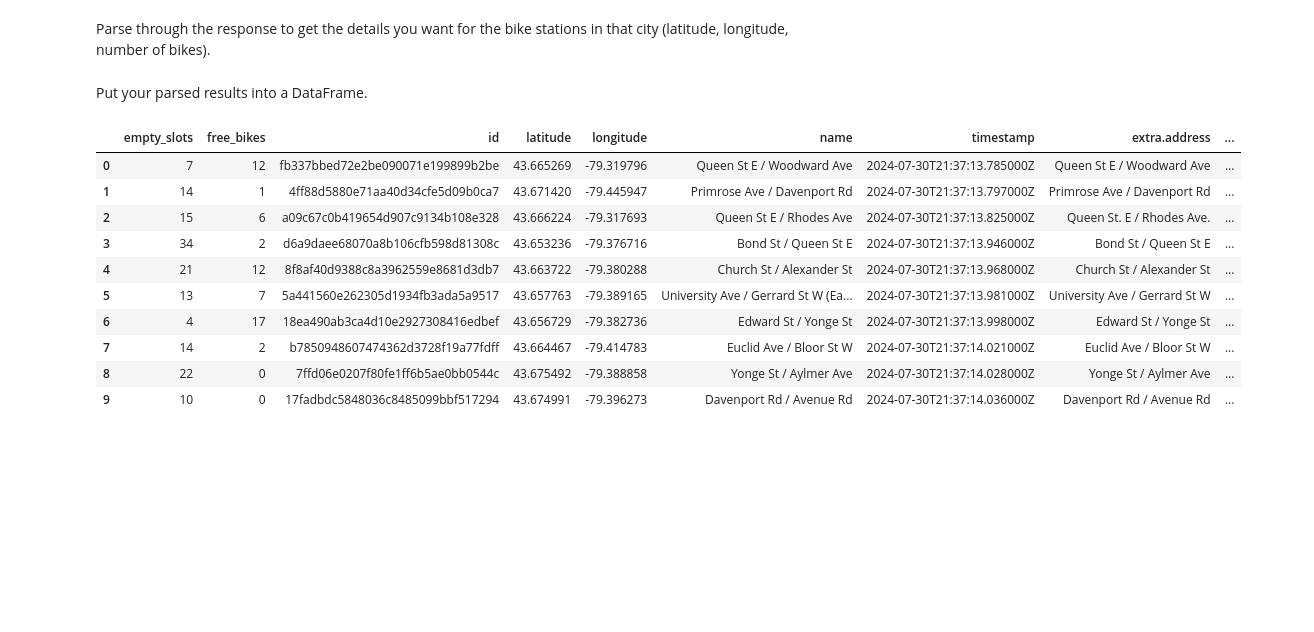
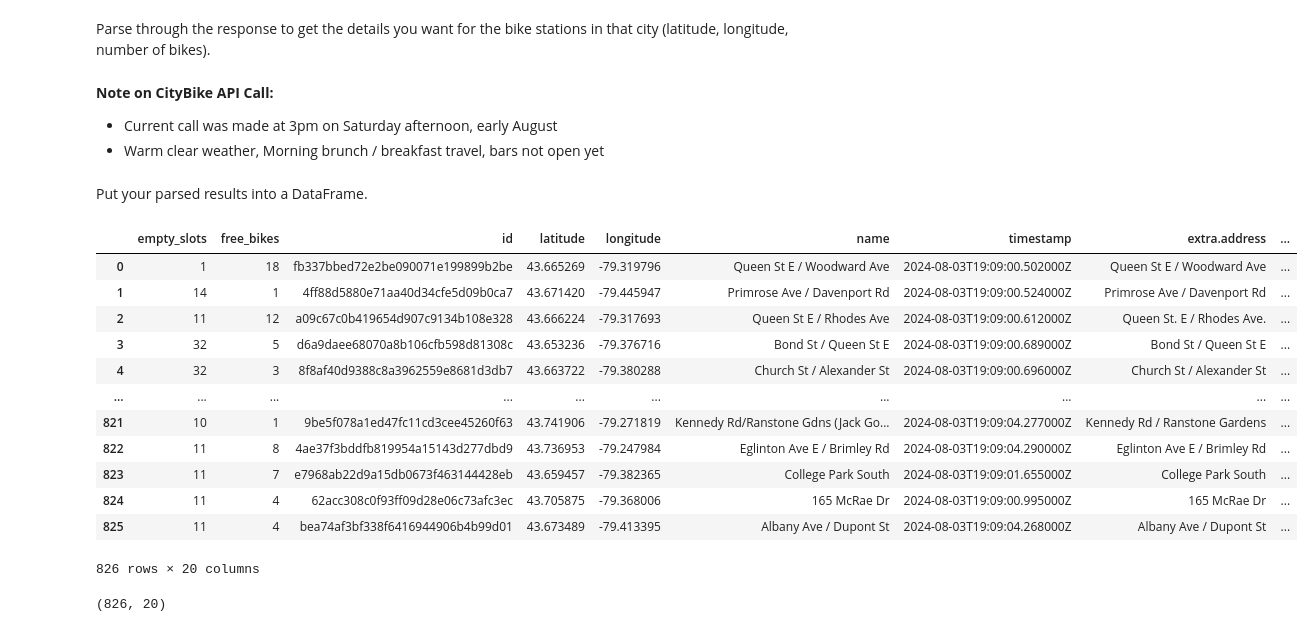
Before and after one commit to tjjdoherty/python-statistical-modelling, a Jupyter notebook: notebooks/city_bikes.ipynb, the cells around one changed output. Saved outputs shown, nothing was run; the diff lists cells and outputs as text; code cells hidden in the pictures; blank space fills up the shorter version.

```diff
--- a/notebooks/city_bikes.ipynb
+++ b/notebooks/city_bikes.ipynb
@@ -69,17 +65,27 @@ data_stations = response.json()
+# %% [markdown]
+**Note on CityBike API Call:**
+- Current call was made at 3pm on Saturday afternoon, early August
+- Warm clear weather, Morning brunch / breakfast travel, bars not open yet
 # %% [markdown]
 Put your parsed results into a DataFrame.
 # %%
 df_toronto_stations = pd.json_normalize(data_stations['network']['stations'])
-df_toronto_stations.head(10)
+df_toronto_stations
 # %% [output]
 |  | empty_slots | free_bikes | id | latitude | longitude | name | timestamp | extra.address | ... |
-| 0 | 7 | 12 | fb337bbed72e2be090071e199899b2be | 43.665269 | -79.319796 | Queen St E / Woodward Ave | 2024-07-30T21:37:13.785000Z | Queen St E / Woodward Ave | ... |
-| 1 | 14 | 1 | 4ff88d5880e71aa40d34cfe5d09b0ca7 | 43.671420 | -79.445947 | Primrose Ave / Davenport Rd | 2024-07-30T21:37:13.797000Z | Primrose Ave / Davenport Rd | ... |
-| 2 | 15 | 6 | a09c67c0b419654d907c9134b108e328 | 43.666224 | -79.317693 | Queen St E / Rhodes Ave | 2024-07-30T21:37:13.825000Z | Queen St. E / Rhodes Ave. | ... |
-| 3 | 34 | 2 | d6a9daee68070a8b106cfb598d81308c | 43.653236 | -79.376716 | Bond St / Queen St E | 2024-07-30T21:37:13.946000Z | Bond St / Queen St E | ... |
-| 4 | 21 | 12 | 8f8af40d9388c8a3962559e8681d3db7 | 43.663722 | -79.380288 | Church St / Alexander St | 2024-07-30T21:37:13.968000Z | Church St / Alexander St | ... |
-| 5 | 13 | 7 | 5a441560e262305d1934fb3ada5a9517 | 43.657763 | -79.389165 | University Ave / Gerrard St W (Ea... | 2024-07-30T21:37:13.981000Z | University Ave / Gerrard St W | ... |
-| 6 | 4 | 17 | 18ea490ab3ca4d10e2927308416edbef | 43.656729 | -79.382736 | Edward St / Yonge St | 2024-07-30T21:37:13.998000Z | Edward St / Yonge St | ... |
-| 7 | 14 | 2 | b7850948607474362d3728f19a77fdff | 43.664467 | -79.414783 | Euclid Ave / Bloor St W | 2024-07-30T21:37:14.021000Z | Euclid Ave / Bloor St W | ... |
-| 8 | 22 | 0 | 7ffd06e0207f80fe1ff6b5ae0bb0544c | 43.675492 | -79.388858 | Yonge St / Aylmer Ave | 2024-07-30T21:37:14.028000Z | Yonge St / Aylmer Ave | ... |
-| 9 | 10 | 0 | 17fadbdc5848036c8485099bbf517294 | 43.674991 | -79.396273 | Davenport Rd / Avenue Rd | 2024-07-30T21:37:14.036000Z | Davenport Rd / Avenue Rd | ... |
+| 0 | 1 | 18 | fb337bbed72e2be090071e199899b2be | 43.665269 | -79.319796 | Queen St E / Woodward Ave | 2024-08-03T19:09:00.502000Z | Queen St E / Woodward Ave | ... |
+| 1 | 14 | 1 | 4ff88d5880e71aa40d34cfe5d09b0ca7 | 43.671420 | -79.445947 | Primrose Ave / Davenport Rd | 2024-08-03T19:09:00.524000Z | Primrose Ave / Davenport Rd | ... |
+| 2 | 11 | 12 | a09c67c0b419654d907c9134b108e328 | 43.666224 | -79.317693 | Queen St E / Rhodes Ave | 2024-08-03T19:09:00.612000Z | Queen St. E / Rhodes Ave. | ... |
+| 3 | 32 | 5 | d6a9daee68070a8b106cfb598d81308c | 43.653236 | -79.376716 | Bond St / Queen St E | 2024-08-03T19:09:00.689000Z | Bond St / Queen St E | ... |
+| 4 | 32 | 3 | 8f8af40d9388c8a3962559e8681d3db7 | 43.663722 | -79.380288 | Church St / Alexander St | 2024-08-03T19:09:00.696000Z | Church St / Alexander St | ... |
+| ... | ... | ... | ... | ... | ... | ... | ... | ... | ... |
+| 821 | 10 | 1 | 9be5f078a1ed47fc11cd3cee45260f63 | 43.741906 | -79.271819 | Kennedy Rd/Ranstone Gdns (Jack Go... | 2024-08-03T19:09:04.277000Z | Kennedy Rd / Ranstone Gardens | ... |
+| 822 | 11 | 8 | 4ae37f3bddfb819954a15143d277dbd9 | 43.736953 | -79.247984 | Eglinton Ave E / Brimley Rd | 2024-08-03T19:09:04.290000Z | Eglinton Ave E / Brimley Rd | ... |
+| 823 | 11 | 7 | e7968ab22d9a15db0673f463144428eb | 43.659457 | -79.382365 | College Park South | 2024-08-03T19:09:01.655000Z | College Park South | ... |
+| 824 | 11 | 4 | 62acc308c0f93ff09d28e06c73afc3ec | 43.705875 | -79.368006 | 165 McRae Dr | 2024-08-03T19:09:00.995000Z | 165 McRae Dr | ... |
+| 825 | 11 | 4 | bea74af3bf338f6416944906b4b99d01 | 43.673489 | -79.413395 | Albany Ave / Dupont St | 2024-08-03T19:09:04.268000Z | Albany Ave / Dupont St | ... |
+826 rows × 20 columns
+# %%
+df_toronto_stations.shape
+# %% [output]
+(826, 20)
```
Also changed, not shown: parts of 6 cells of this notebook, 3 other files.
